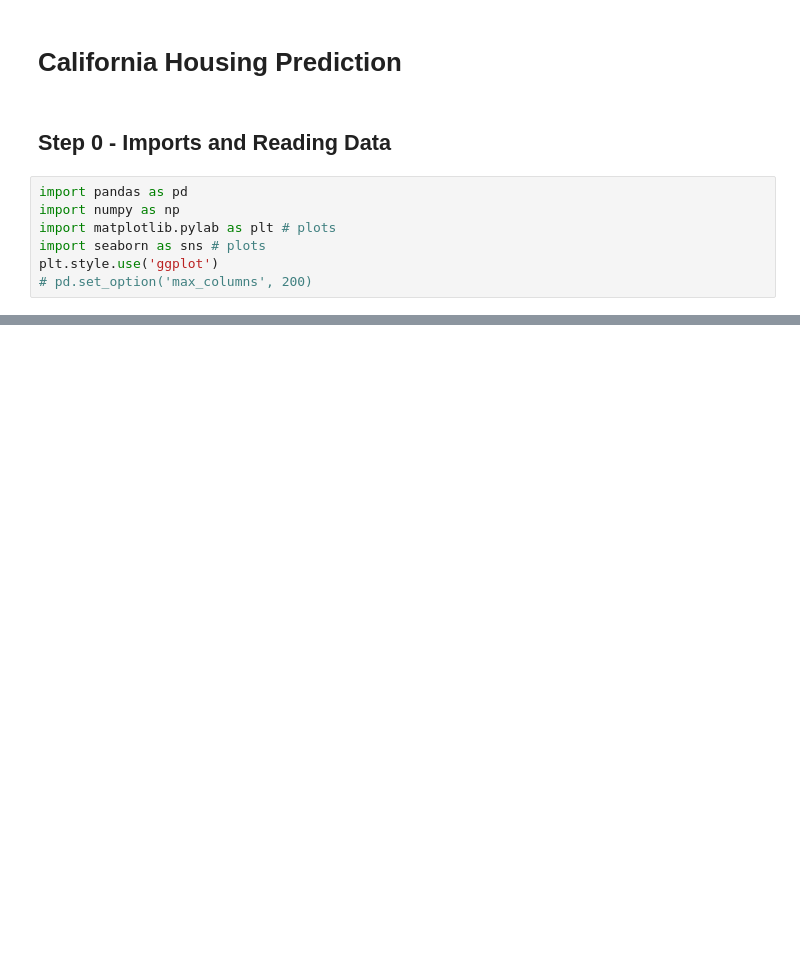
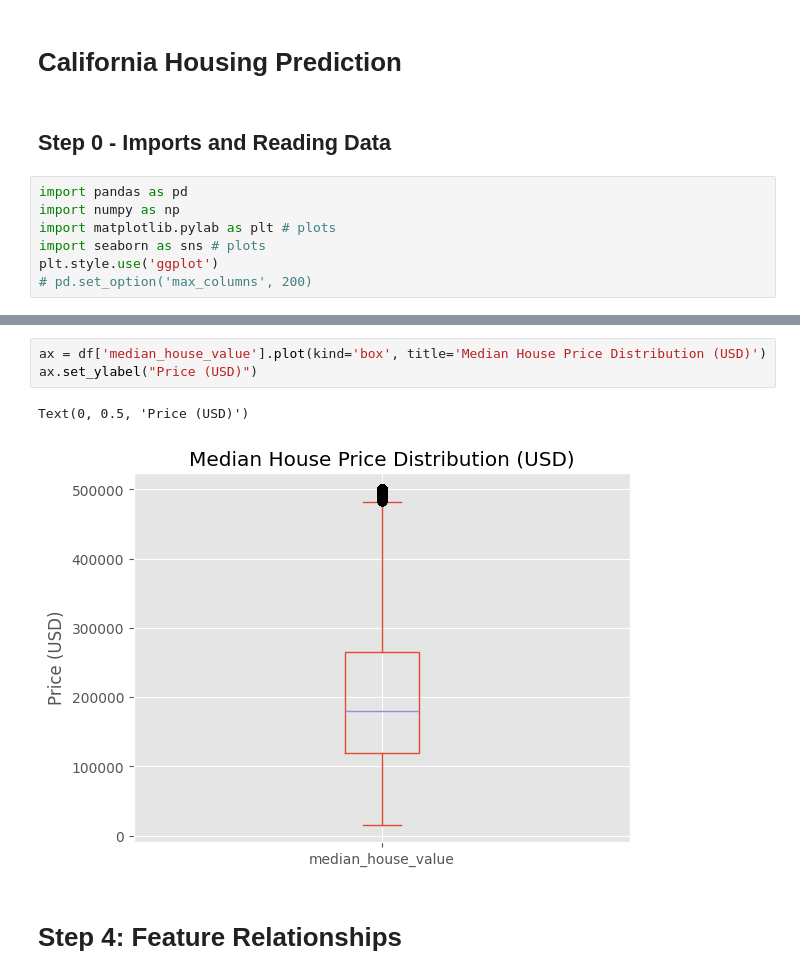
Before and after one commit to Kaydonius/California-Housing, a Jupyter notebook: notebooks/housing_analysis.ipynb, the cells around one changed output, grey strips where cells are left out. Drawn from its saved outputs; the diff is of its cells as text; blank space fills up the shorter version.

```diff
--- a/notebooks/housing_analysis.ipynb
+++ b/notebooks/housing_analysis.ipynb
@@ -33,0 +188,8 @@ None
+# %%
+ax = df['median_house_value'].plot(kind='box', title='Median House Price Distribution (USD)')
+ax.set_ylabel("Price (USD)")
+# %% [output]
+Text(0, 0.5, 'Price (USD)')
+[figure, added]
+# %% [markdown]
+# Step 4: Feature Relationships
```
Also changed, not shown: parts of 18 cells of this notebook, 2 other files.
